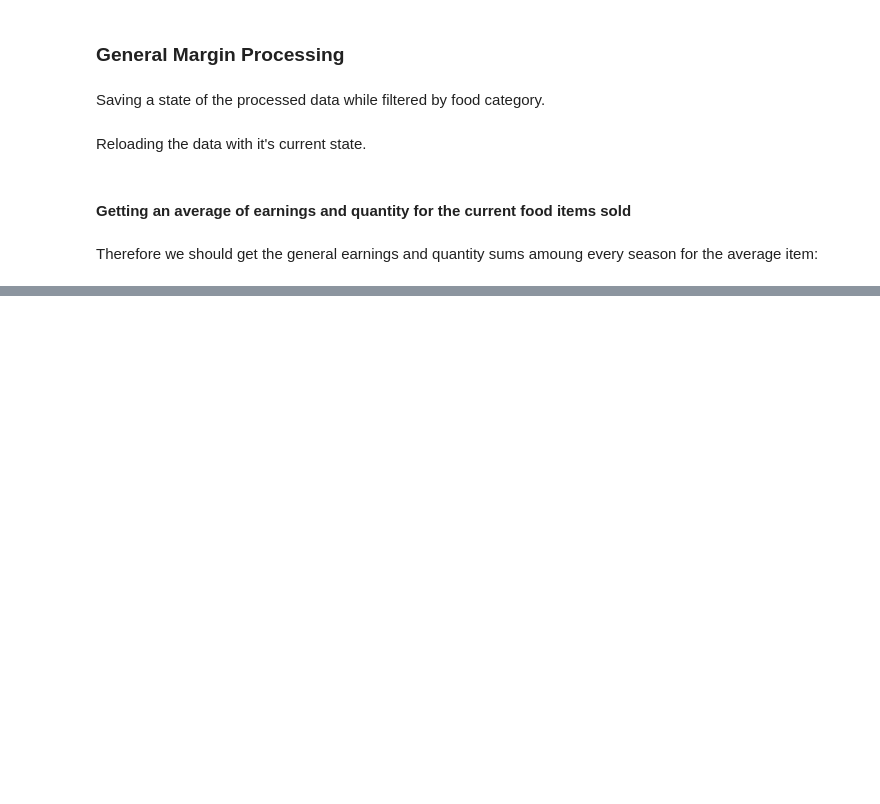
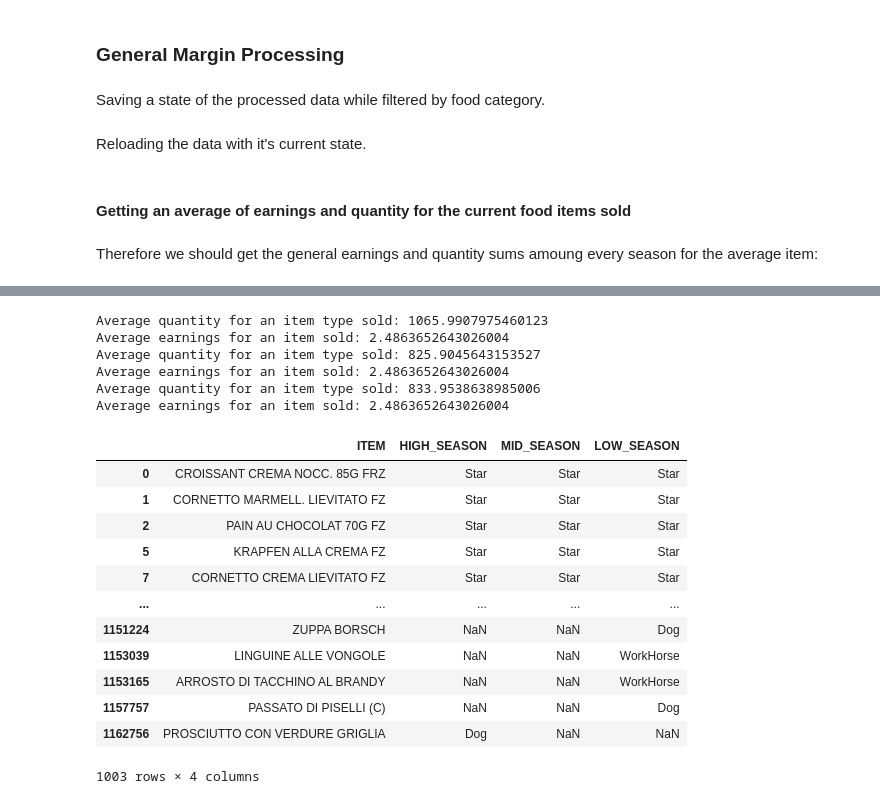
Before and after one commit to IgalKF/Academy.DataScience.MenuOptimization, a Jupyter notebook: ItalyMenu.ipynb, the cells around one changed output, grey strips where cells are left out. Cells and saved outputs as stored; diff of their text form; code cells hidden in the pictures; blank space fills up the shorter version.

```diff
--- a/ItalyMenu.ipynb
+++ b/ItalyMenu.ipynb
@@ -476,15 +476,20 @@ def categorize(row, avg_quantity, avg_earnings):
     elif row['QUANTITY'] <= avg_quantity and row['EARNINGS'] <= avg_earnings:
         return 'Dog'
 # %%
-item_avg_prices = food_df.groupby(['ITEM']).agg({'QUANTITY':'sum', 'EARNINGS':'sum'})
-item_avg_prices['AVG_EARNINGS_FOR_SINGLE_ITEM'] = item_avg_prices['EARNINGS'] / item_avg_prices['QUANTITY']
-item_avg_prices
+def get_bcg_categories_by_season(season: str):
+    item_avg_prices = food_df.groupby(['ITEM']).agg({'QUANTITY':'sum', 'EARNINGS':'sum'})
+    item_avg_prices_for_season = food_df[food_df['SALES_TIER_SEASON'] == season].groupby(['ITEM']).agg({'QUANTITY':'sum', 'EARNINGS':'sum'})
+    item_avg_prices['AVG_EARNINGS_FOR_SINGLE_ITEM'] = item_avg_prices['EARNINGS'] / item_avg_prices['QUANTITY']
+    item_avg_prices
 
-avg_earnings_for_sold_item = item_avg_prices['AVG_EARNINGS_FOR_SINGLE_ITEM'].mean()
-avg_earnings_for_sold_item
+    avg_earnings_for_sold_item = item_avg_prices['AVG_EARNINGS_FOR_SINGLE_ITEM'].mean()
+    avg_earnings_for_sold_item
 
-avg_quantity_for_sold_item = item_avg_prices['QUANTITY'].mean()
-avg_quantity_for_sold_item
+    avg_quantity_for_sold_item = item_avg_prices_for_season['QUANTITY'].mean()
+    avg_quantity_for_sold_item
 
-print(f'Average quantity for an item type sold: {avg_quantity_for_sold_item}')
-print(f'Average earnings for an item sold: {avg_earnings_for_sold_item}')
+    print(f'Average quantity for an item type sold: {avg_quantity_for_sold_item}')
+    print(f'Average earnings for an item sold: {avg_earnings_for_sold_item}')
+
+    item_avg_prices_for_season['BCG_CATEGORY'] = item_avg_prices_for_season.apply(lambda x : categorize(x, avg_earnings_for_sold_item, avg_quantity_for_sold_item), axis=1)
+    return item_avg_prices_for_season
@@ -493,0 +559,26 @@ Average earnings for an item sold: 2.4863652643026004
+# %%
+bcg_df = food_df[['ITEM']].drop_duplicates()
+bcg_df['HIGH_SEASON'] = bcg_df['ITEM'].map(get_bcg_categories_by_season('High')['BCG_CATEGORY'])
+bcg_df['MID_SEASON'] = bcg_df['ITEM'].map(get_bcg_categories_by_season('Mid')['BCG_CATEGORY'])
+bcg_df['LOW_SEASON'] = bcg_df['ITEM'].map(get_bcg_categories_by_season('Low')['BCG_CATEGORY'])
+bcg_df
+# %% [output]
+Average quantity for an item type sold: 1065.9907975460123
+Average earnings for an item sold: 2.4863652643026004
+Average quantity for an item type sold: 825.9045643153527
+Average earnings for an item sold: 2.4863652643026004
+Average quantity for an item type sold: 833.9538638985006
+Average earnings for an item sold: 2.4863652643026004
+|  | ITEM | HIGH_SEASON | MID_SEASON | LOW_SEASON |
+| 0 | CROISSANT CREMA NOCC. 85G FRZ | Star | Star | Star |
+| 1 | CORNETTO MARMELL. LIEVITATO FZ | Star | Star | Star |
+| 2 | PAIN AU CHOCOLAT 70G FZ | Star | Star | Star |
+| 5 | KRAPFEN ALLA CREMA FZ | Star | Star | Star |
+| 7 | CORNETTO CREMA LIEVITATO FZ | Star | Star | Star |
+| ... | ... | ... | ... | ... |
+| 1151224 | ZUPPA BORSCH | NaN | NaN | Dog |
+| 1153039 | LINGUINE ALLE VONGOLE | NaN | NaN | WorkHorse |
+| 1153165 | ARROSTO DI TACCHINO AL BRANDY | NaN | NaN | WorkHorse |
+| 1157757 | PASSATO DI PISELLI (C) | NaN | NaN | Dog |
+| 1162756 | PROSCIUTTO CON VERDURE GRIGLIA | Dog | NaN | NaN |
+1003 rows × 4 columns
```
Also changed, not shown: parts of 11 cells of this notebook.
